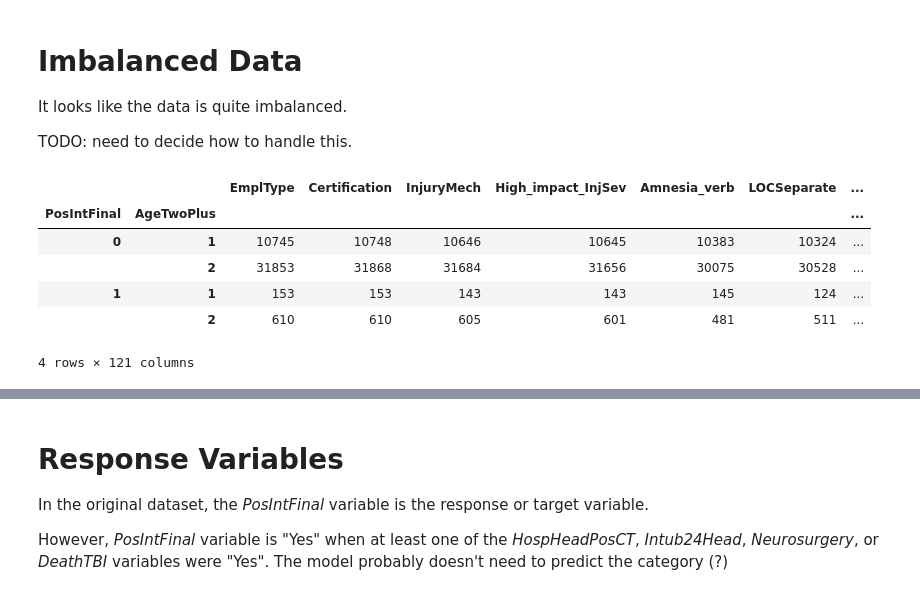
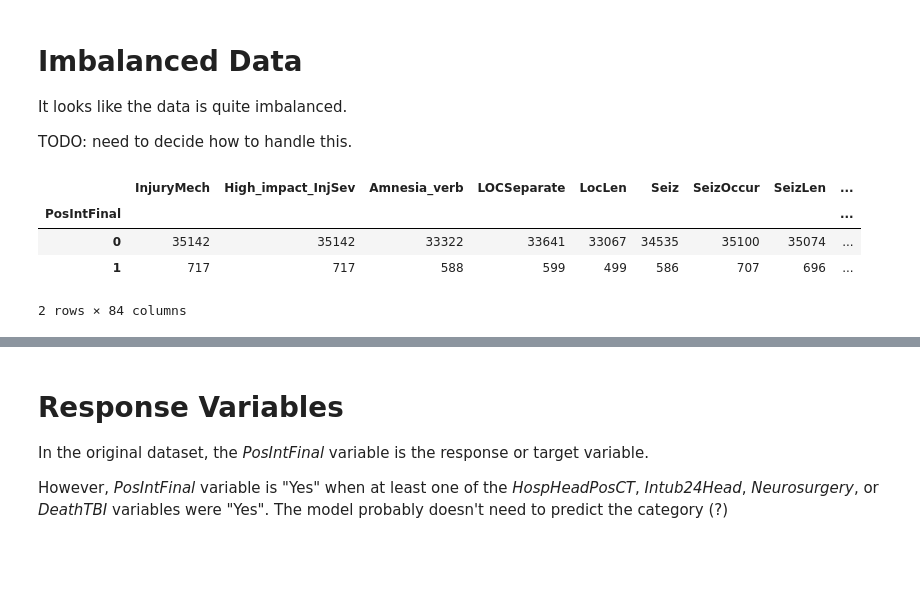
Before and after one commit to janhurst/unisa-tbi, a Jupyter notebook: jan/00-initial-investigation.ipynb, the cells around one changed output, grey strips where cells are left out. Drawn from its saved outputs; the diff is of its cells as text; code cells hidden in the pictures; blank space fills up the shorter version.

```diff
--- a/jan/00-initial-investigation.ipynb
+++ b/jan/00-initial-investigation.ipynb
@@ -51 +60,4 @@ pecarn_tbi.rename(columns={'AgeinYears': 'Age'}, inplace=True)
+# %%
+model_inputs = model_inputs.drop(columns='EmplType')
+model_inputs = model_inputs.drop(columns='Certification')
 # %% [markdown]
@@ -71,7 +83,7 @@ It looks like InjMech = 6 (Fall to ground from standing/walking/running) and Inj
 
 It also looks like *High_impact_InjSev* category 1 will exclude the *InjuryMech* category 6 and 7, which appear to be in the dataset, but should be excluded.
 # %%
-model_inputs = pecarn_tbi[pecarn_tbi['High_impact_InjSev'] != 1]
+model_inputs = model_inputs[model_inputs['High_impact_InjSev'] != 1]
 # %% [markdown]
 Patients were also excluded if they had penetrating trauma, known brain tumors, pre-existing neurological disorders complicating assessment, or neuroimaging at an outside hospital before transfer.
 
@@ -78,0 +102,11 @@ Patients were excluded if they had ventricular shunts or bleeding disorders.
+# %%
+if 'CTForm1' in list(model_inputs):
+    model_inputs = model_inputs.drop(columns='CTForm1')
+
+for col in list(model_inputs):
+    if col.startswith('Ind'):
+        model_inputs = model_inputs.drop(columns=col)
+
+for col in list(model_inputs):
+    if col.startswith('Finding'):
+        model_inputs = model_inputs.drop(columns=col)
@@ -78,0 +116,3 @@ Patients were excluded if they had ventricular shunts or bleeding disorders.
+# %%
+pd.set_option('display.max_rows', 125)
+model_inputs.dtypes
@@ -82,12 +140,10 @@ It looks like the data is quite imbalanced.
 
 TODO: need to decide how to handle this.
 # %%
-pecarn_tbi.groupby(['PosIntFinal','AgeTwoPlus']).count()
+model_inputs.groupby(['PosIntFinal']).count()
 # %% [output]
-|  |  | EmplType | Certification | InjuryMech | High_impact_InjSev | Amnesia_verb | LOCSeparate | ... |
-| PosIntFinal | AgeTwoPlus |  |  |  |  |  |  | ... |
-| 0 | 1 | 10745 | 10748 | 10646 | 10645 | 10383 | 10324 | ... |
-|  | 2 | 31853 | 31868 | 31684 | 31656 | 30075 | 30528 | ... |
-| 1 | 1 | 153 | 153 | 143 | 143 | 145 | 124 | ... |
-|  | 2 | 610 | 610 | 605 | 601 | 481 | 511 | ... |
+|  | InjuryMech | High_impact_InjSev | Amnesia_verb | LOCSeparate | LocLen | Seiz | SeizOccur | SeizLen | ... |
+| PosIntFinal |  |  |  |  |  |  |  |  | ... |
+| 0 | 35142 | 35142 | 33322 | 33641 | 33067 | 34535 | 35100 | 35074 | ... |
+| 1 | 717 | 717 | 588 | 599 | 499 | 586 | 707 | 696 | ... |
-4 rows × 121 columns
+2 rows × 84 columns
```
Also changed, not shown: parts of 14 cells of this notebook.
